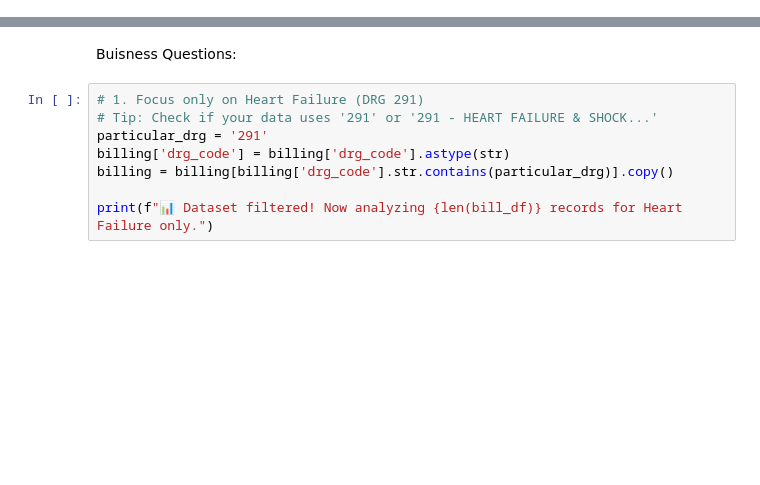
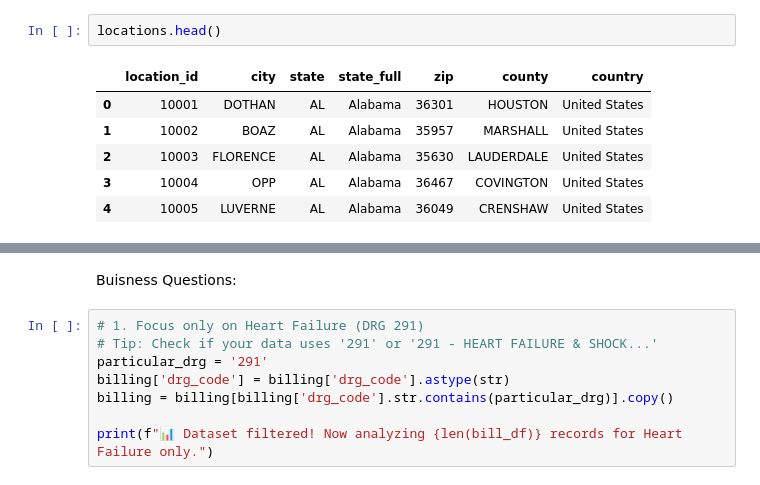
Before and after one commit to SupriyaGiri14/SQL-Miniproject, a Jupyter notebook: Notebook/data_preprocessing.ipynb, the cells around one changed output, grey strips where cells are left out. Cells and saved outputs as stored; diff of their text form; blank space fills up the shorter version.

```diff
--- a/Notebook/data_preprocessing.ipynb
+++ b/Notebook/data_preprocessing.ipynb
@@ -54,0 +184,9 @@ print("🚀 Done! All 4 files are ready in your folder.")
+# %%
+locations.head()
+# %% [output]
+|  | location_id | city | state | state_full | zip | county | country |
+| 0 | 10001 | DOTHAN | AL | Alabama | 36301 | HOUSTON | United States |
+| 1 | 10002 | BOAZ | AL | Alabama | 35957 | MARSHALL | United States |
+| 2 | 10003 | FLORENCE | AL | Alabama | 35630 | LAUDERDALE | United States |
+| 3 | 10004 | OPP | AL | Alabama | 36467 | COVINGTON | United States |
+| 4 | 10005 | LUVERNE | AL | Alabama | 36049 | CRENSHAW | United States |
```
Also changed, not shown: parts of 16 cells of this notebook, 4 other files.
